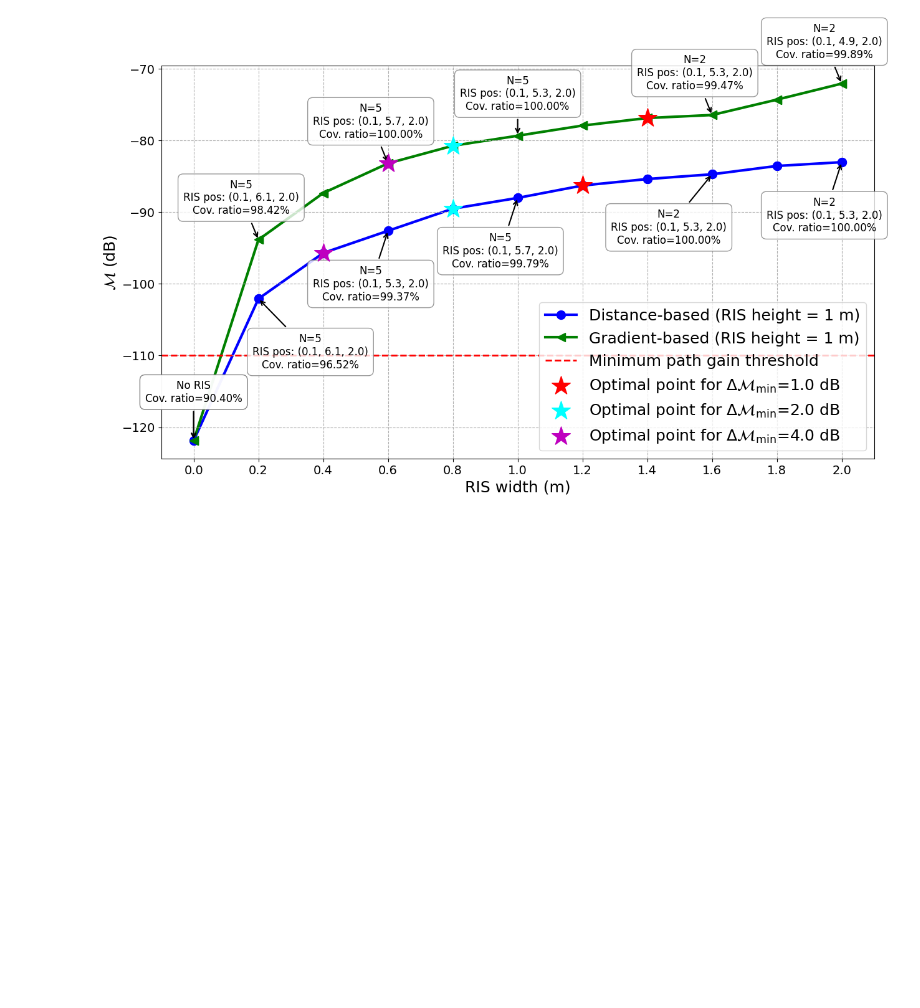
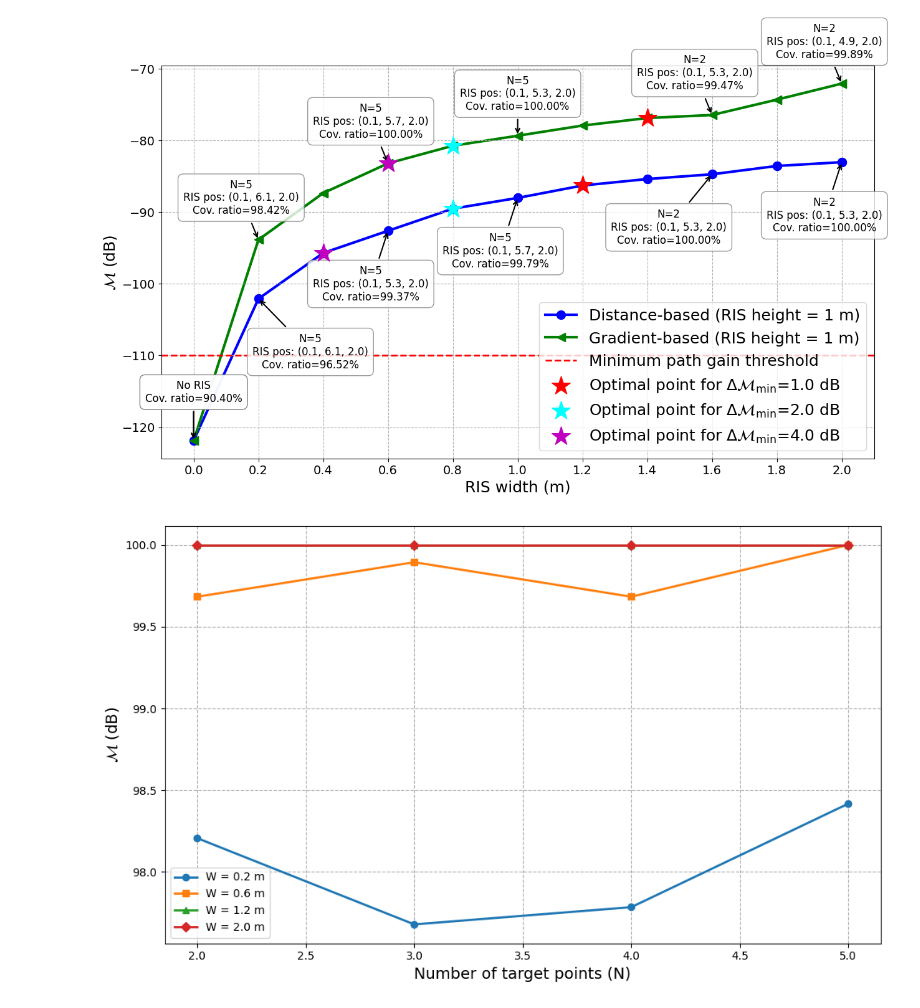
Before and after one commit to ekilcioglu/RIS-Optimization-GUI, a Jupyter notebook: GUI.ipynb, the cells around one changed output. Saved outputs shown, nothing was run; the diff lists cells and outputs as text; code cells hidden in the pictures; blank space fills up the shorter version.

```diff
--- a/GUI.ipynb
+++ b/GUI.ipynb
@@ -2426,3 +2434,63 @@ if __name__ == "__main__":
     visualize_multiple_curves(curves, thresholds)
 # %% [output]
 [figure]
+# %%
+import json
+import ast
+import matplotlib.pyplot as plt
+from collections import defaultdict
+
+# Function to parse the configuration string into a tuple (N, W, ris_pos)
+def parse_config(config_str):
+    return ast.literal_eval(config_str)
+
+# Function to group performance metrics by width and number of target points
+def group_performance_by_N_and_width(data):
+    grouped_data = defaultdict(lambda: defaultdict(list))
+    for config_str, performance in data.items():
+        if config_str == "no_RIS_contribution":
+            continue
+        N, W, ris_pos = parse_config(config_str)
+        grouped_data[W][N].append(performance)
+    return grouped_data
+
+# Function to get the best performance for each (N, W)
+def get_best_performance(grouped_data):
+    best_performance = defaultdict(dict)
+    for W, N_dict in grouped_data.items():
+        for N, performances in N_dict.items():
+            best_performance[W][N] = max(performances)
+    return best_performance
+
+# Plotting function for fixed RIS widths
+def plot_performance_vs_N_for_widths(data, widths_to_plot):
+    grouped_data = group_performance_by_N_and_width(data)
+    best_performance = get_best_performance(grouped_data)
+
+    plt.figure(figsize=(10, 6))
+    markers = ['o', 's', '^', 'D', 'x']
+    for i, width in enumerate(widths_to_plot):
+        N_values = sorted(best_performance[width].keys())
+        performances = [best_performance[width][N] for N in N_values]
+        plt.plot(N_values, performances, marker=markers[i % len(markers)], label=f"W = {width} m", linewidth=2)
+
+    plt.xlabel("Number of target points (N)", fontsize=14)
+    plt.ylabel("$\mathcal{M}$ (dB)", fontsize=14)
+    #plt.title("Performance vs. Number of Targets for Different RIS Widths", fontsize=16)
+    plt.legend()
+    plt.grid(True, linestyle='--', linewidth=0.8)
+    plt.tight_layout()
+    plt.savefig("performance_vs_N_for_widths.png", bbox_inches="tight")
+    plt.show()
+
+# Example usage
+if __name__ == "__main__":
+    json_path = "Paper-OJAP\Data results\Gradient-based\metrics_RIS_height_1.0_-100dB_Gradient-based.json"
+    json_path_cov_ratio = "Paper-OJAP\Data results\Gradient-based\metrics_coverage_ratio_RIS_height_1.0_-100dB_Gradient-based.json"
+
+    with open(json_path, 'r') as f:
+        data = json.load(f)
+    widths_to_plot = [0.2, 0.6, 1.2, 2.0]
+    plot_performance_vs_N_for_widths(data, widths_to_plot)
+# %% [output]
+[figure, added]
```
Also changed, not shown: parts of 1 cell of this notebook, 23 other files.
